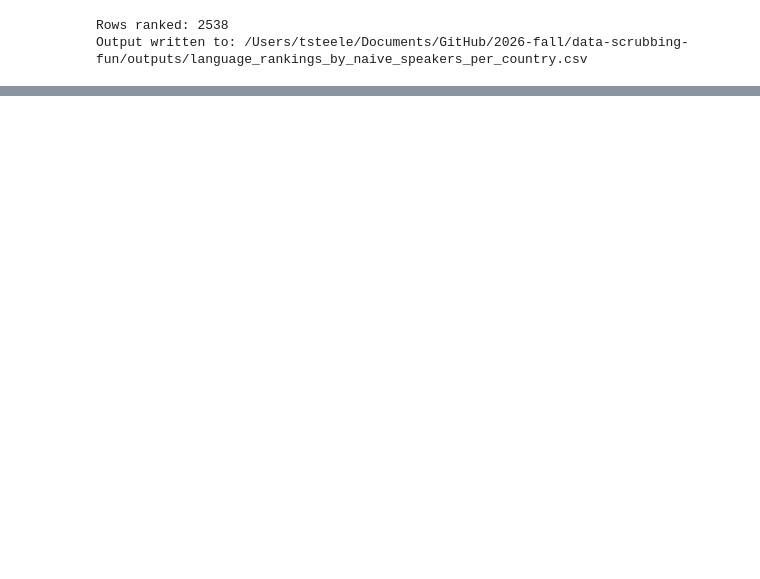
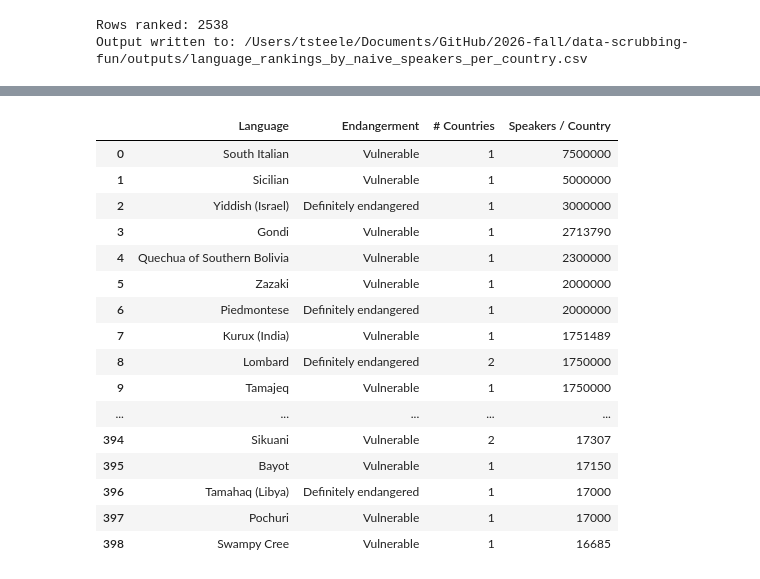
Before and after one commit to tsteelematc/data-scrubbing-fun, a Jupyter notebook: language_ranking.ipynb, the cells around one changed output, grey strips where cells are left out. Drawn from its saved outputs; the diff is of its cells as text; code cells hidden in the pictures; blank space fills up the shorter version.

```diff
--- a/language_ranking.ipynb
+++ b/language_ranking.ipynb
@@ -87,0 +93,34 @@ Output written to: /Users/tsteele/Documents/GitHub/2026-fall/data-scrubbing-fun/
+# %%
+summary = (
+    ranking[['Name in English', 'Degree of endangerment', 'country_count', 'naive_speakers_per_country']]
+    .rename(columns={
+        'Name in English': 'Language',
+        'Degree of endangerment': 'Endangerment',
+        'country_count': '# Countries',
+        'naive_speakers_per_country': 'Speakers / Country',
+    })
+    .reset_index(drop=True)
+)
+
+summary['Speakers / Country'] = summary['Speakers / Country'].round(0).astype(int)
+
+with pd.option_context('display.max_rows', None, 'display.max_columns', None):
+    display(summary)
+# %% [output]
+|  | Language | Endangerment | # Countries | Speakers / Country |
+| 0 | South Italian | Vulnerable | 1 | 7500000 |
+| 1 | Sicilian | Vulnerable | 1 | 5000000 |
+| 2 | Yiddish (Israel) | Definitely endangered | 1 | 3000000 |
+| 3 | Gondi | Vulnerable | 1 | 2713790 |
+| 4 | Quechua of Southern Bolivia | Vulnerable | 1 | 2300000 |
+| 5 | Zazaki | Vulnerable | 1 | 2000000 |
+| 6 | Piedmontese | Definitely endangered | 1 | 2000000 |
+| 7 | Kurux (India) | Vulnerable | 1 | 1751489 |
+| 8 | Lombard | Definitely endangered | 2 | 1750000 |
+| 9 | Tamajeq | Vulnerable | 1 | 1750000 |
+| ... | ... | ... | ... | ... |
+| 394 | Sikuani | Vulnerable | 2 | 17307 |
+| 395 | Bayot | Vulnerable | 1 | 17150 |
+| 396 | Tamahaq (Libya) | Definitely endangered | 1 | 17000 |
+| 397 | Pochuri | Vulnerable | 1 | 17000 |
+| 398 | Swampy Cree | Vulnerable | 1 | 16685 |
```
Also changed, not shown: parts of 2 cells of this notebook, 2 other files.
